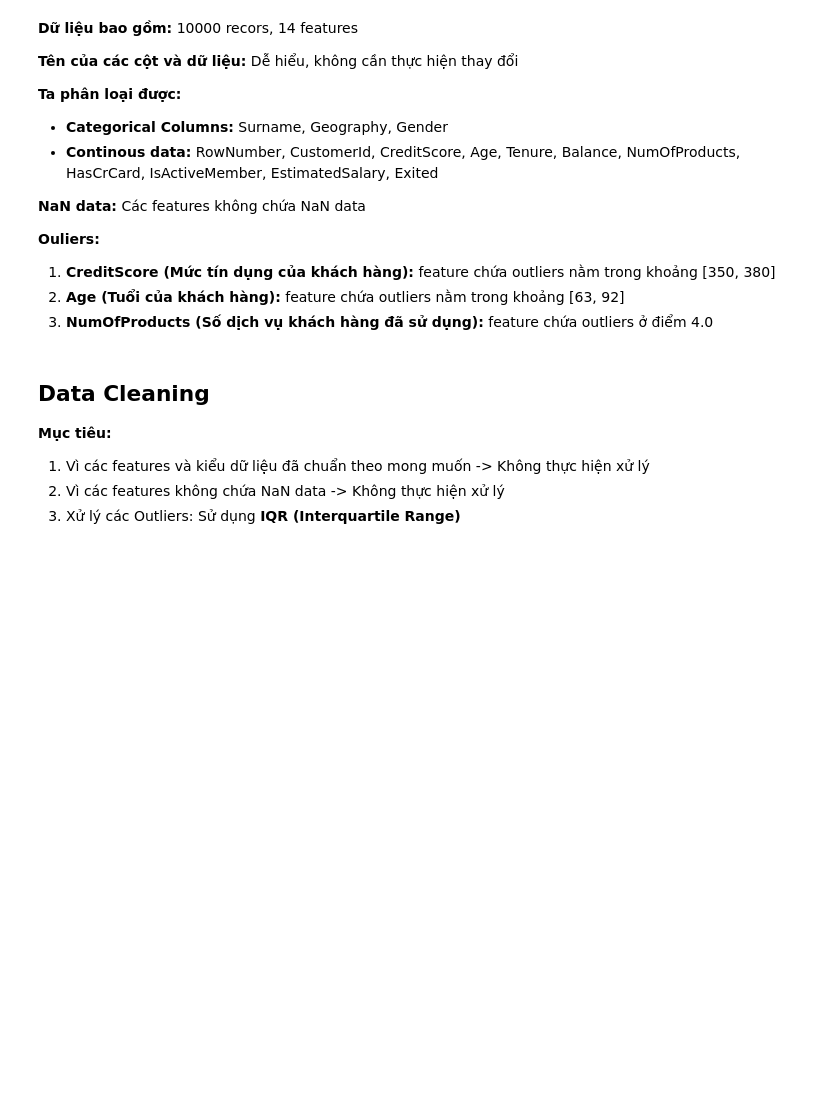
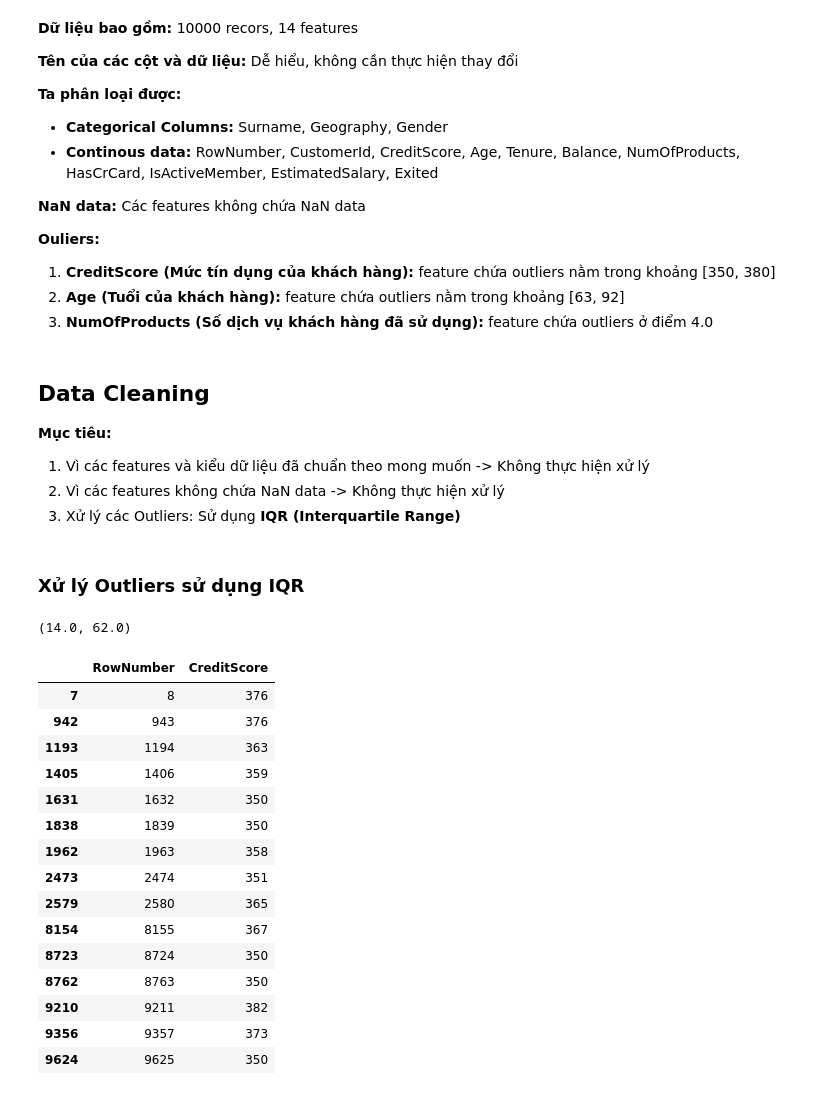
Before and after one commit to nghoanglongde/bank-customer-churn, a Jupyter notebook: Customer_Churn.ipynb, the cells around one changed output. Saved outputs shown, nothing was run; the diff lists cells and outputs as text; code cells hidden in the pictures; blank space fills up the shorter version.

Commit message:
first attempted to handle outliers

```diff
--- a/Customer_Churn.ipynb
+++ b/Customer_Churn.ipynb
@@ -188,3 +181,39 @@ fig.tight_layout()
 1. Vì các features và kiểu dữ liệu đã chuẩn theo mong muốn -> Không thực hiện xử lý
 2. Vì các features không chứa NaN data -> Không thực hiện xử lý
 3. Xử lý các Outliers: Sử dụng **IQR (Interquartile Range)**
+# %% [markdown]
+### Xử lý Outliers sử dụng IQR
+# %%
+# copy data ra một biến khác để đảm bảo an toàn cho dữ liệu
+df_cp = df.copy()
+# %%
+Q1 = df["Age"].quantile(0.25)
+Q3 = df["Age"].quantile(0.75)
+
+IQR = Q3 - Q1
+
+lower_limit = Q1 - 1.5*IQR
+upper_limit = Q3 + 1.5*IQR
+# %%
+(lower_limit, upper_limit)
+# %% [output]
+(14.0, 62.0)
+# %%
+df_cp.loc[(df["CreditScore"] < lower_limit) | (df["CreditScore"] > upper_limit), ["RowNumber", "CreditScore"]]
+# %% [output]
+|  | RowNumber | CreditScore |
+| 7 | 8 | 376 |
+| 942 | 943 | 376 |
+| 1193 | 1194 | 363 |
+| 1405 | 1406 | 359 |
+| 1631 | 1632 | 350 |
+| 1838 | 1839 | 350 |
+| 1962 | 1963 | 358 |
+| 2473 | 2474 | 351 |
+| 2579 | 2580 | 365 |
+| 8154 | 8155 | 367 |
+| 8723 | 8724 | 350 |
+| 8762 | 8763 | 350 |
+| 9210 | 9211 | 382 |
+| 9356 | 9357 | 373 |
+| 9624 | 9625 | 350 |
```
Also changed, not shown: parts of 5 cells of this notebook.
